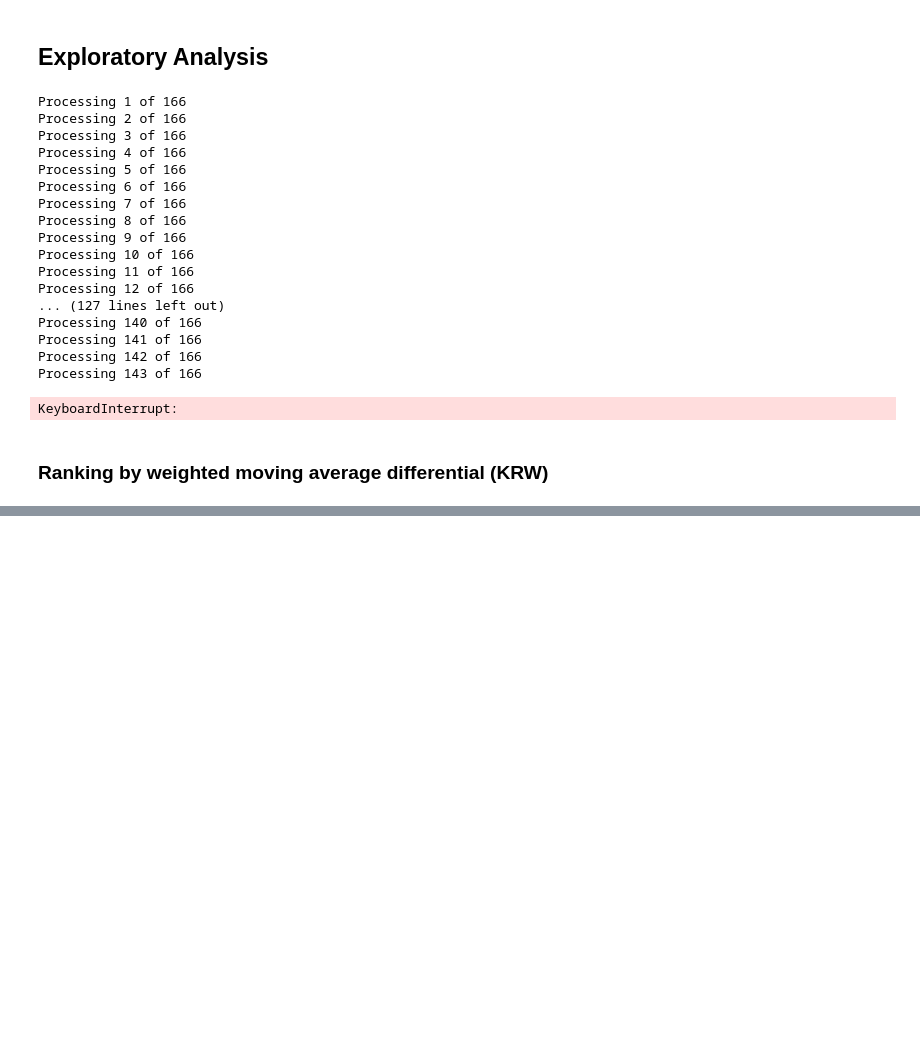
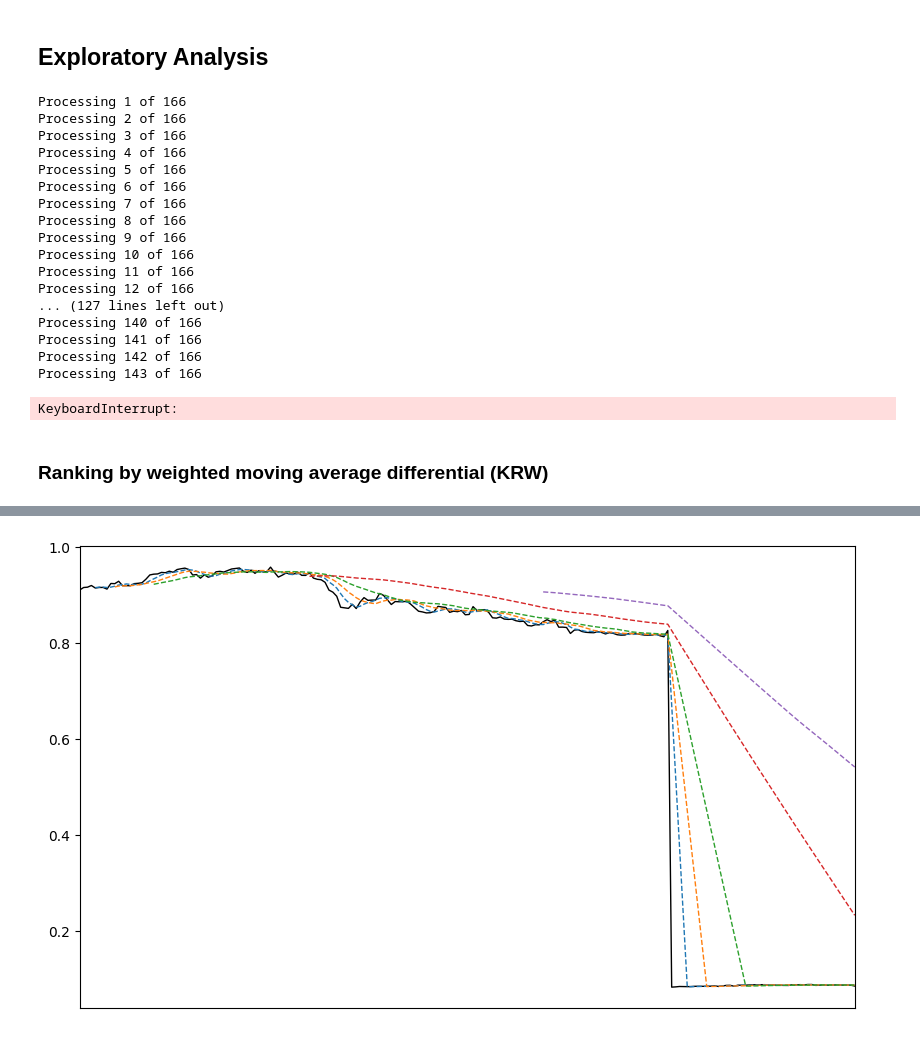
Before and after one commit to 9907daniel/Givplus, a Jupyter notebook: forex_score_calculation/forex.ipynb, the cells around one changed output, grey strips where cells are left out. Cells and saved outputs as stored; diff of their text form; code cells hidden in the pictures; blank space fills up the shorter version.

```diff
--- a/forex_score_calculation/forex.ipynb
+++ b/forex_score_calculation/forex.ipynb
@@ -308,0 +317,5 @@ currency_code.sort_values(by = ["Final score"], ascending = False).head()
+# %%
+country_list = []
+for i in range(0, 11):
+    country_list.append(final_score.iloc[i]["Currency abbreviation"])
+country_list
@@ -308,0 +326,17 @@ currency_code.sort_values(by = ["Final score"], ascending = False).head()
+# %%
+for i in range(0, len(country_list)):
+    curr = country_list[i]
+    plt.figure(figsize =(10, 6))
+    plt.plot(rate.index[200:], rate[curr][200:], linewidth = 1, color = 'black')
+    plt.plot(rate.index[200:], moving_average(rate[curr], 5)[200:], '--', label = "SMA(5)", linewidth = 1)
+    plt.plot(rate.index[200:], moving_average(rate[curr], 10)[200:], '--', label ="SMA(10)", linewidth = 1)
+    plt.plot(rate.index[200:], moving_average(rate[curr], 20)[200:], '--', label ="SMA(20)", linewidth = 1)
+    plt.plot(rate.index[200:], moving_average(rate[curr], 60)[200:], '--', label ="SMA(60)", linewidth = 1)
+    plt.plot(rate.index[200:], moving_average(rate[curr], 120)[200:], '--', label ="MA(120)", linewidth = 1)
+    plt.plot(rate.index[200:], moving_average(rate[curr], 200)[200:], '--', label ="MA(200)", linewidth = 1)
+
+    plt.xticks(np.arange(len(rate.index[200:])-1, 0, -30), rotation = 30, fontsize = 8)
+    plt.margins(x=0, y=0.05)
+    plt.savefig("%s to %s.png" %(curr, "KRW"), bbox_inches='tight')
+# %% [output]
+[figure, added]
```
Also changed, not shown: parts of 9 cells of this notebook, 10 other files.
